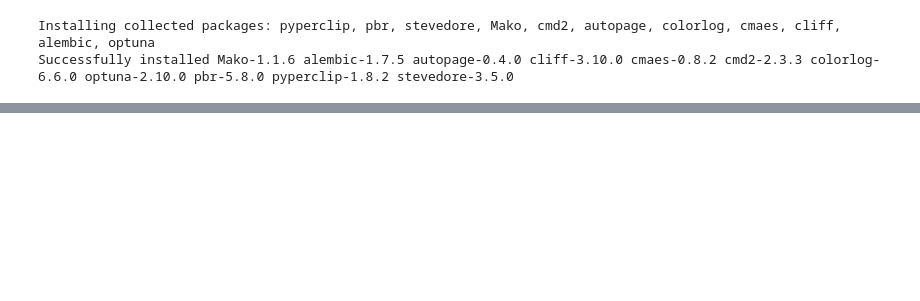
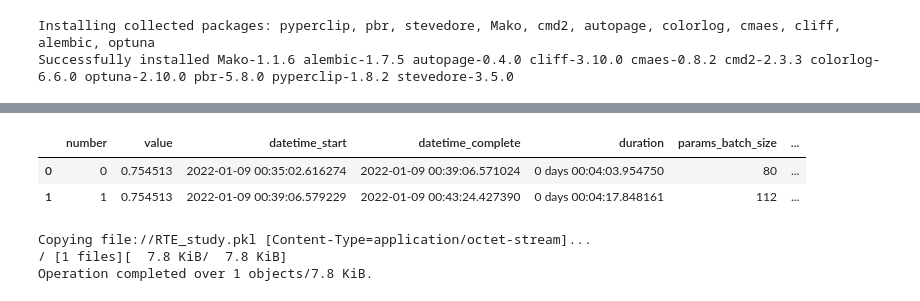
Before and after one commit to luanps/albert, a Jupyter notebook: albert_finetune_optimization.ipynb, the cells around one changed output, grey strips where cells are left out. Cells and saved outputs as stored; diff of their text form; code cells hidden in the pictures; blank space fills up the shorter version.

Commit message:
fix optimization routines and save results

```diff
--- a/albert_finetune_optimization.ipynb
+++ b/albert_finetune_optimization.ipynb
@@ -224,5 +230,6 @@ def objective(trial):
     return model_acc
 # %%
-study = optuna.create_study(direction='maximize')
+#Run Optuna optimization
+study = optuna.create_study(direction='maximize',study_name=TASK)
 study.optimize(objective, n_trials=2)
 # %% [output]
@@ -284,0 +273,17 @@ I0108 23:42:51.894387 139785188919168 tokenization.py:188] loading sentence piec
+# %%
+study.trials_dataframe()
+# %% [output]
+|  | number | value | datetime_start | datetime_complete | duration | params_batch_size | ... |
+| 0 | 0 | 0.754513 | 2022-01-09 00:35:02.616274 | 2022-01-09 00:39:06.571024 | 0 days 00:04:03.954750 | 80 | ... |
+| 1 | 1 | 0.754513 | 2022-01-09 00:39:06.579229 | 2022-01-09 00:43:24.427390 | 0 days 00:04:17.848161 | 112 | ... |
+# %%
+#Pack Optuna results and save to Bucket
+import joblib
+
+study_file = f'{TASK}_study.pkl'
+joblib.dump(study, study_file)
+!gsutil cp $study_file $OUTPUT_DIR
+# %% [output]
+Copying file://RTE_study.pkl [Content-Type=application/octet-stream]...
+/ [1 files][  7.8 KiB/  7.8 KiB]
+Operation completed over 1 objects/7.8 KiB.
```
Also changed, not shown: parts of 9 cells of this notebook.
